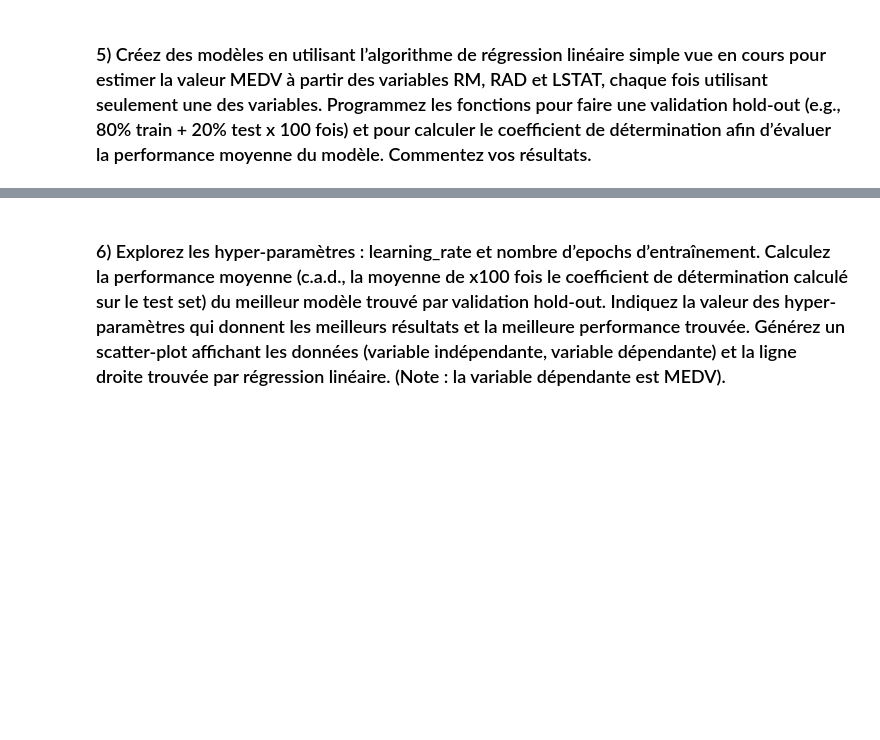
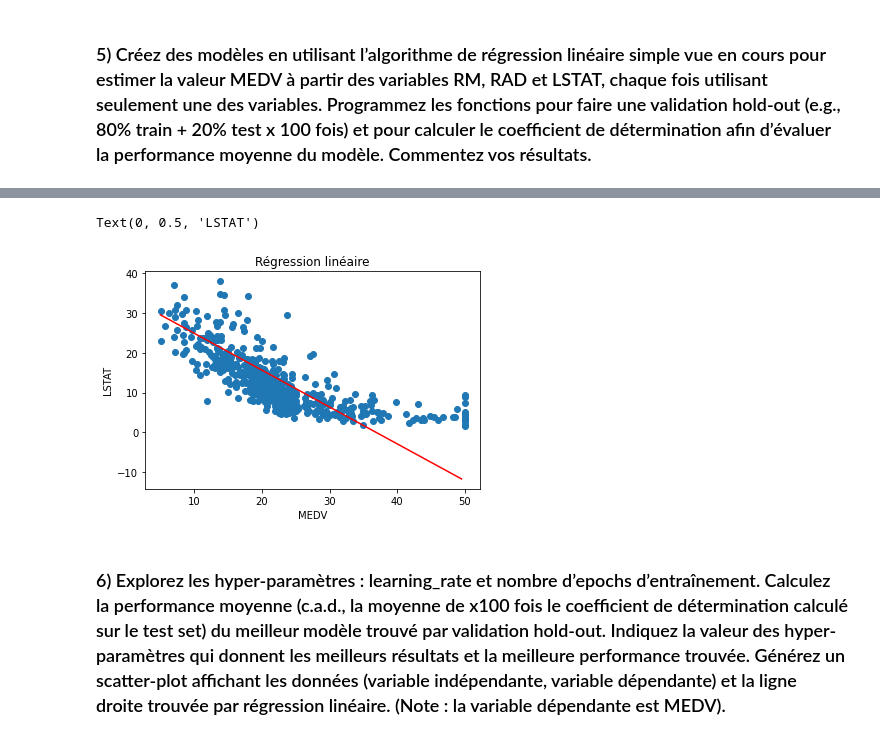
Before and after one commit to Leandro4002/ISD_TP5, a Jupyter notebook: notebook.ipynb, the cells around one changed output, grey strips where cells are left out. Drawn from its saved outputs; the diff is of its cells as text; code cells hidden in the pictures; blank space fills up the shorter version.

```diff
--- a/notebook.ipynb
+++ b/notebook.ipynb
@@ -197,18 +201,27 @@ def cross_validation_split(dataset, n_folds):
 #Step 1: Collecter les données
 data = boston_df.copy()
 
+#Shuffle dataset
+data = data.sample(frac=1)
+
 #Step 2: On choisit les hyperparamètres
-learning_rate = 0.0001
+learning_rate = 0.005
 num_epochs = 50
+num_iterations = 50
+independant_vars = ['RM', 'RAD', 'LSTAT']
 
 #Step 3: On initialise la valeur de m et de b
-initial_b = np.random.rand(1)  # intercept
-initial_m = np.random.rand(1)  # pente
+b = np.random.rand(1)  # intercept
+m = np.random.rand(1)  # pente
 
 #Step 4: On applique la méthode du gradient descendant
-print("Starting gradient descent at b = {0}, m = {1}, error = {2}".format(initial_b, initial_m,
-compute_MSE(initial_b, initial_m, data)))
-print("Running...")
-[b, m] = gradient_descent(data, initial_b, initial_m, learning_rate, num_epochs)
-print("After {0} epochs b = {1}, m = {2}, error = {3}".format(num_epochs, b, m, compute_MSE(b, m, data)))
+for colName_indep in independant_vars:
+	index_indep = boston_df.columns.get_loc(colName_indep)
+	print("Starting gradient descent with independant var '{0}' at b = {1}, m = {2}, error = {3}"
+	.format(colName_indep, b, m, compute_MSE(b, m, data.values, index_indep)))
+
+	for i in range(num_iterations):
+		print("'{0}': iteration {1}/{2} with {3} epochs:".format(colName_indep, i + 1, num_iterations, num_epochs))
+		[b, m] = gradient_descent(data.values, b, m, learning_rate, num_epochs, index_indep)
+		print("\tb = {0}, m = {1}, error = {2}".format(b, m, compute_MSE(b, m, data.values, index_indep)))
 # %% [output]
@@ -216,11 +245,18 @@ KeyError: (0, 0)
 # %%
 from matplotlib import pyplot as plt
-plt.scatter(data[:, 0],data[:, 1])
-x = np.arange(25, 75, 0.5)
+
+plt.scatter(data['MEDV'], data['LSTAT'])
+
+# Draw prediction line
+x = np.arange(data['MEDV'].min(), data['MEDV'].max(), 0.5)
 plt.plot(x, m*x + b, 'r')
+
 plt.title('Régression linéaire')
-plt.xlabel('data[0]')
-plt.ylabel('data[1]')
+plt.xlabel('MEDV')
+plt.ylabel('LSTAT')
+# %% [output]
+Text(0, 0.5, 'LSTAT')
+[figure, added]
 # %% [markdown]
 ### 6) Explorez les hyper-paramètres : learning_rate et nombre d’epochs d’entraînement. Calculez la performance moyenne (c.a.d., la moyenne de x100 fois le coefficient de détermination calculé sur le test set) du meilleur modèle trouvé par validation hold-out. Indiquez la valeur des hyper-paramètres qui donnent les meilleurs résultats et la meilleure performance trouvée. Générez un scatter-plot affichant les données (variable indépendante, variable dépendante) et la ligne droite trouvée par régression linéaire. (Note : la variable dépendante est MEDV).
 # %% [markdown]
```
Also changed, not shown: parts of 2 cells of this notebook.
